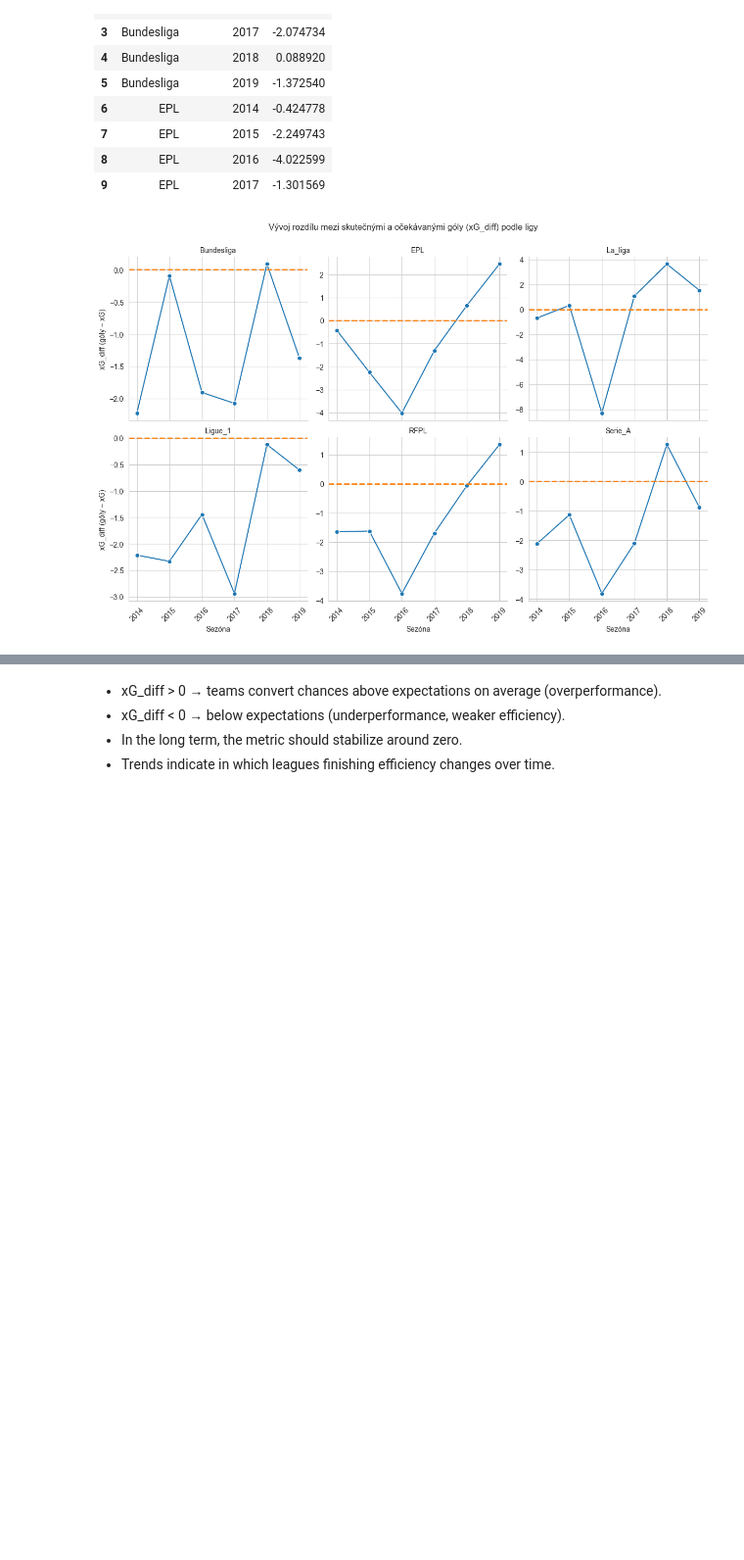
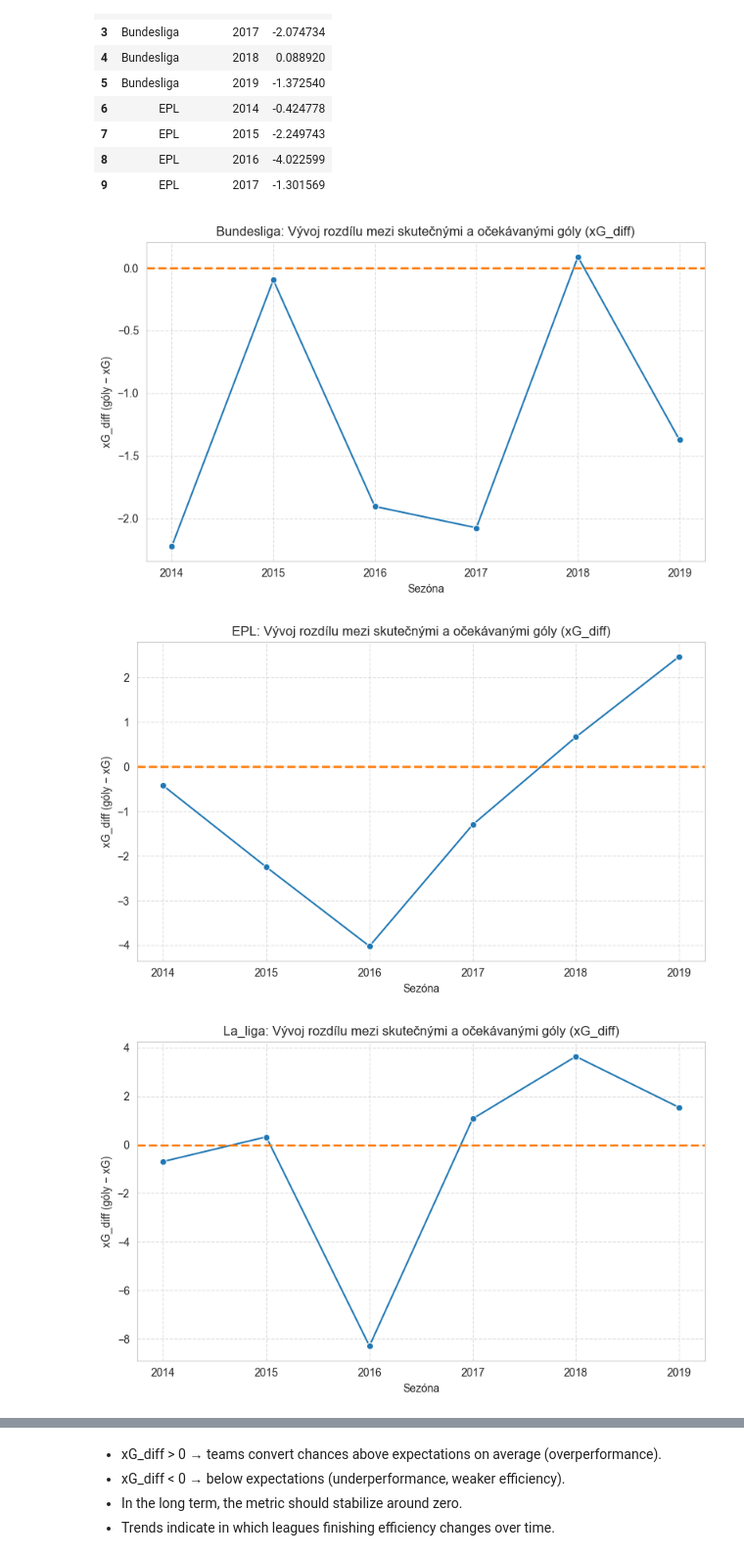
Before and after one commit to xcervenkam/DP, a Jupyter notebook: xG/xG_EDA.ipynb, the cells around one changed output, grey strips where cells are left out. Shown at 98% size. Drawn from its saved outputs; the diff is of its cells as text; code cells hidden in the pictures; blank space fills up the shorter version.

Commit message:
scatter plots done - small changes

```diff
--- a/xG/xG_EDA.ipynb
+++ b/xG/xG_EDA.ipynb
@@ -265,22 +265,25 @@ xg_diff_league.head(10)
 # %%
 sns.set_style("whitegrid")
 
-g = sns.FacetGrid(
-    xg_diff_league, col="league", col_wrap=3, height=4, sharey=False
-)
-g.map(sns.lineplot, "season_year", "xG_diff", marker="o")
+# seznam lig
+leagues = sorted(xg_diff_league['league'].unique())
 
-# zvýrazni přímku y = 0 oranžově
-g.map(plt.axhline, y=0, color="#ff7f0e", linewidth=2, linestyle="--")
+for league in leagues:
+    data = xg_diff_league[xg_diff_league['league'] == league]
 
-g.set_axis_labels("Sezóna", "xG_diff (góly − xG)")
-g.set_titles("{col_name}")
+    plt.figure(figsize=(8,5))
+    sns.lineplot(data=data, x='season_year', y='xG_diff', marker='o', color='#1f77b4')
 
-for ax in g.axes.flatten():
-    ax.tick_params(axis='x', rotation=45)
+    # přímka y = 0 (oranžová)
+    plt.axhline(y=0, color="#ff7f0e", linewidth=2, linestyle="--")
 
-plt.subplots_adjust(top=0.90)
-g.fig.suptitle("Vývoj rozdílu mezi skutečnými a očekávanými góly (xG_diff) podle ligy")
-plt.show()
+    plt.title(f"{league}: Vývoj rozdílu mezi skutečnými a očekávanými góly (xG_diff)")
+    plt.xlabel("Sezóna")
+    plt.ylabel("xG_diff (góly − xG)")
+    plt.grid(True, linestyle='--', alpha=0.6)
+    plt.tight_layout()
+    plt.show()
 # %% [output]
-[figure, old version]
+[figure, new version]
+[figure, added]
+[figure, added]
```
Also changed, not shown: parts of 18 cells of this notebook.
